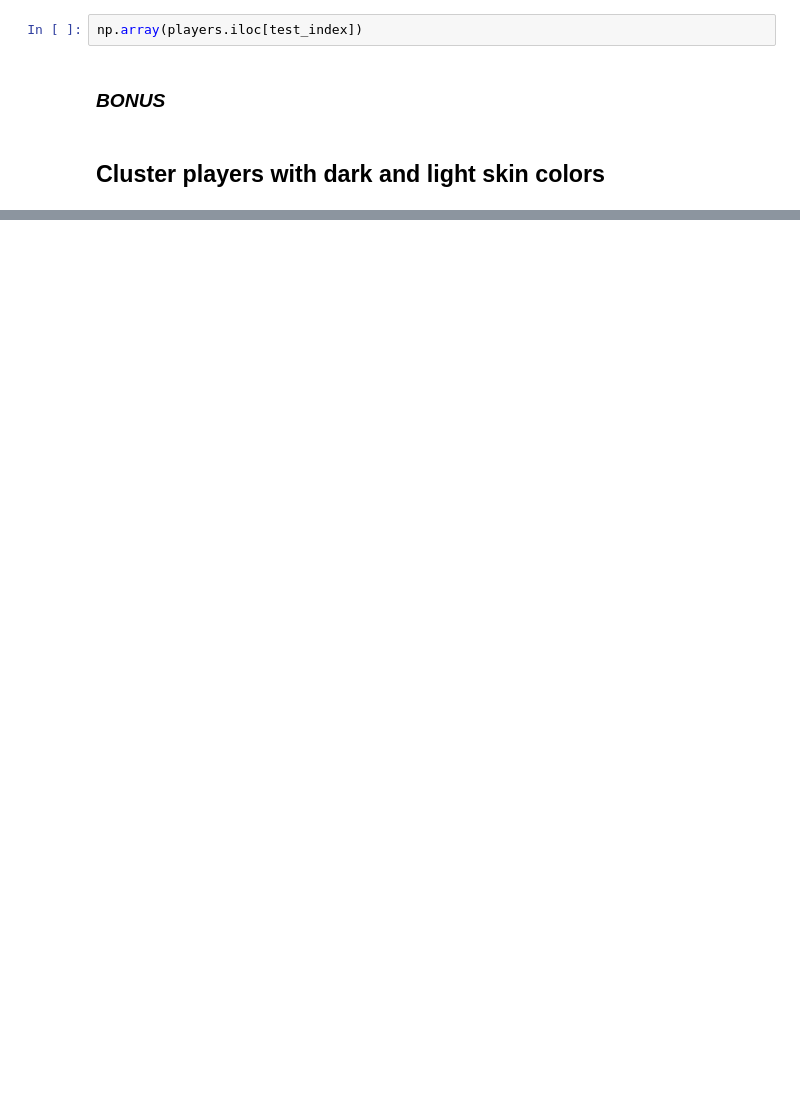
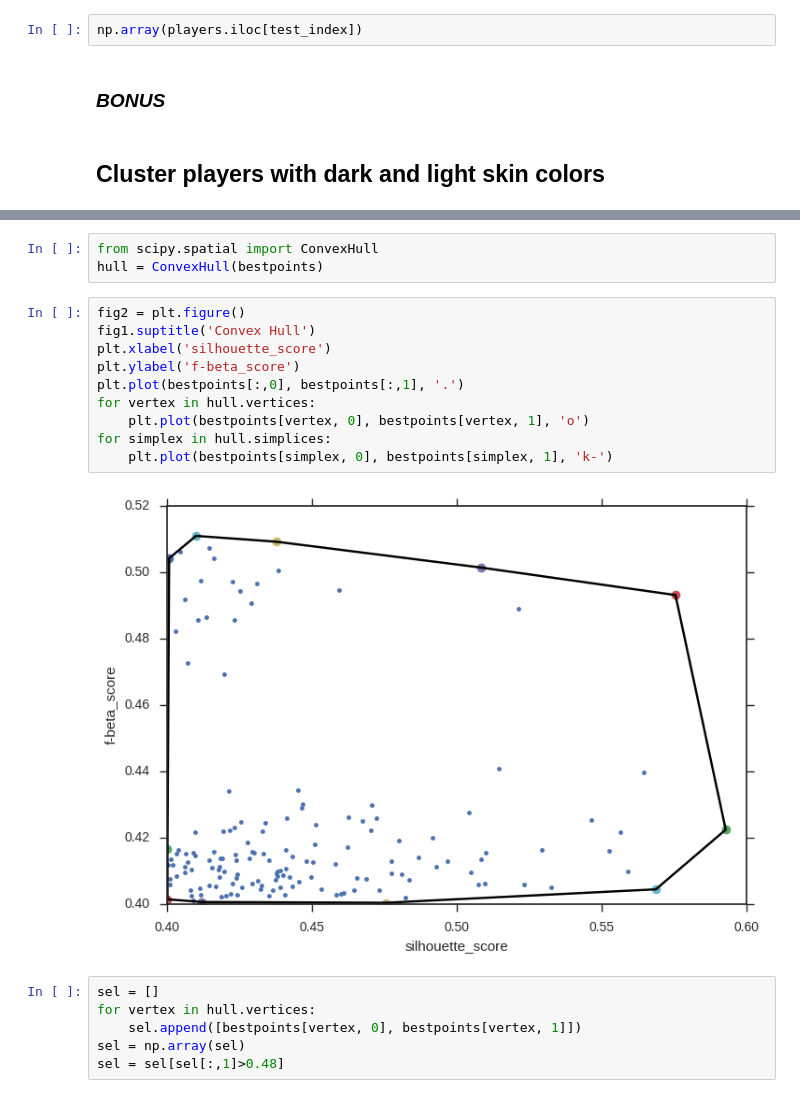
Before and after one commit to CriMenghini/ADA_Homeworks, a Jupyter notebook: Homework_4/Hw_4.ipynb, the cells around one changed output, grey strips where cells are left out. Cells and saved outputs as stored; diff of their text form; blank space fills up the shorter version.

```diff
--- a/Homework_4/Hw_4.ipynb
+++ b/Homework_4/Hw_4.ipynb
@@ -313,0 +499,21 @@ np.array(players.iloc[test_index])
+# %%
+from scipy.spatial import ConvexHull
+hull = ConvexHull(bestpoints)
+# %%
+fig2 = plt.figure()
+fig1.suptitle('Convex Hull')
+plt.xlabel('silhouette_score')
+plt.ylabel('f-beta_score')
+plt.plot(bestpoints[:,0], bestpoints[:,1], '.')
+for vertex in hull.vertices:
+    plt.plot(bestpoints[vertex, 0], bestpoints[vertex, 1], 'o')
+for simplex in hull.simplices:
+    plt.plot(bestpoints[simplex, 0], bestpoints[simplex, 1], 'k-')
+# %% [output]
+[figure, added]
+# %%
+sel = []
+for vertex in hull.vertices:
+    sel.append([bestpoints[vertex, 0], bestpoints[vertex, 1]])
+sel = np.array(sel)
+sel = sel[sel[:,1]>0.48]
```
Also changed, not shown: parts of 56 cells of this notebook.
